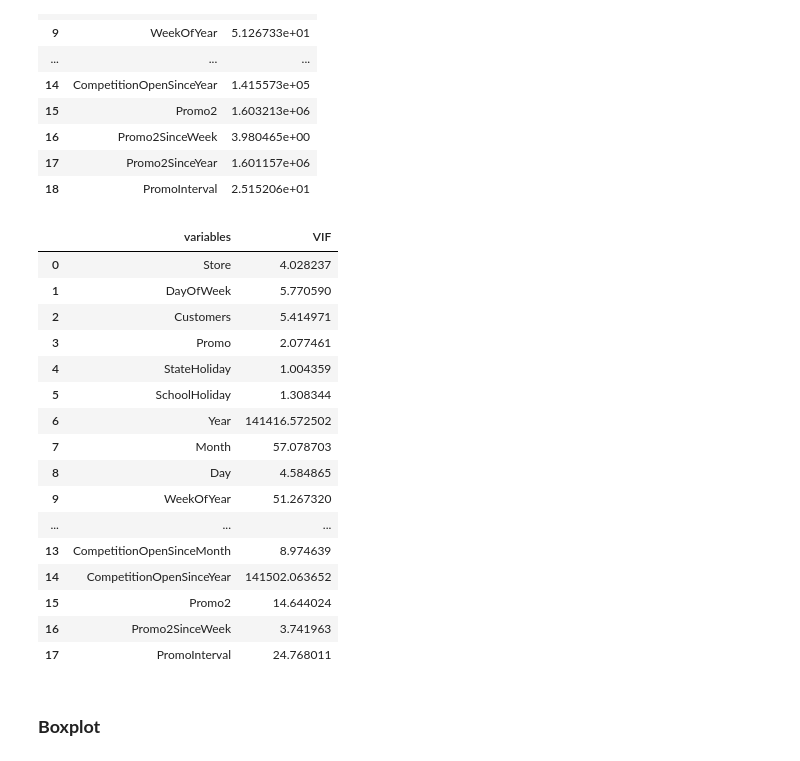
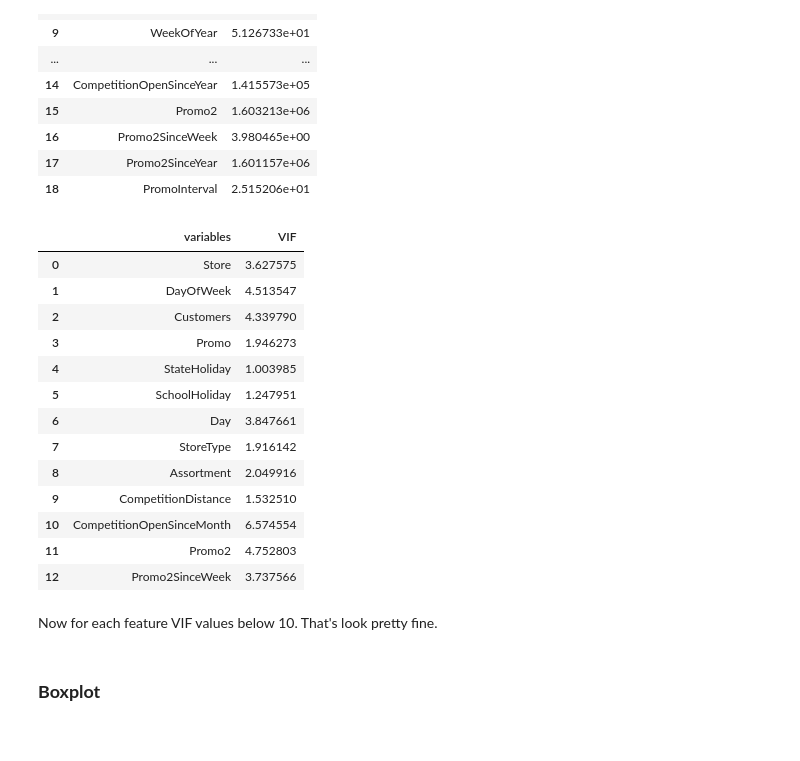
Before and after one commit to mohdtaufique06/Retail-Sales-Prediction_ML-Regression-Project, a Jupyter notebook: Copy_Pre_final_of_Rossmann_Sales_Prediction_Mohd_Taufique_Capstone_Project.ipynb, the cells around one changed output. Cells and saved outputs as stored; diff of their text form; code cells hidden in the pictures.

```diff
--- a/Copy_Pre_final_of_Rossmann_Sales_Prediction_Mohd_Taufique_Capstone_Project.ipynb
+++ b/Copy_Pre_final_of_Rossmann_Sales_Prediction_Mohd_Taufique_Capstone_Project.ipynb
@@ -654,25 +654,24 @@ calc_vif(final_df[[i for i in final_df.describe().columns if i not in ['Sales']]
 | 17 | Promo2SinceYear | 1.601157e+06 |
 | 18 | PromoInterval | 2.515206e+01 |
 # %%
-calc_vif(final_df[[i for i in final_df.describe().columns if i not in ['Sales','Promo2SinceYear',]]])
+calc_vif(final_df[[i for i in final_df.describe().columns if i not in ['Sales','Promo2SinceYear','Year','CompetitionOpenSinceYear','Month','WeekOfYear','PromoInterval']]])
 # %% [output]
 |  | variables | VIF |
-| 0 | Store | 4.028237 |
-| 1 | DayOfWeek | 5.770590 |
-| 2 | Customers | 5.414971 |
-| 3 | Promo | 2.077461 |
-| 4 | StateHoliday | 1.004359 |
-| 5 | SchoolHoliday | 1.308344 |
-| 6 | Year | 141416.572502 |
-| 7 | Month | 57.078703 |
-| 8 | Day | 4.584865 |
-| 9 | WeekOfYear | 51.267320 |
-| ... | ... | ... |
-| 13 | CompetitionOpenSinceMonth | 8.974639 |
-| 14 | CompetitionOpenSinceYear | 141502.063652 |
-| 15 | Promo2 | 14.644024 |
-| 16 | Promo2SinceWeek | 3.741963 |
-| 17 | PromoInterval | 24.768011 |
+| 0 | Store | 3.627575 |
+| 1 | DayOfWeek | 4.513547 |
+| 2 | Customers | 4.339790 |
+| 3 | Promo | 1.946273 |
+| 4 | StateHoliday | 1.003985 |
+| 5 | SchoolHoliday | 1.247951 |
+| 6 | Day | 3.847661 |
+| 7 | StoreType | 1.916142 |
+| 8 | Assortment | 2.049916 |
+| 9 | CompetitionDistance | 1.532510 |
+| 10 | CompetitionOpenSinceMonth | 6.574554 |
+| 11 | Promo2 | 4.752803 |
+| 12 | Promo2SinceWeek | 3.737566 |
+# %% [markdown]
+ Now for each feature VIF values below 10. That's look pretty fine.
 # %% [markdown]
 ### <b> Boxplot </b>
 # %%
```
Also changed, not shown: parts of 4 cells of this notebook.
